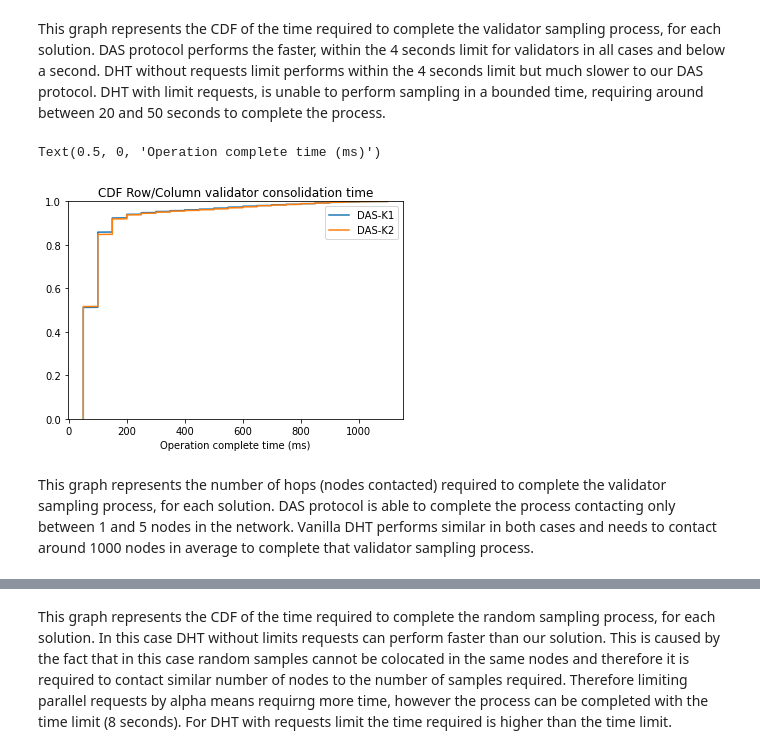
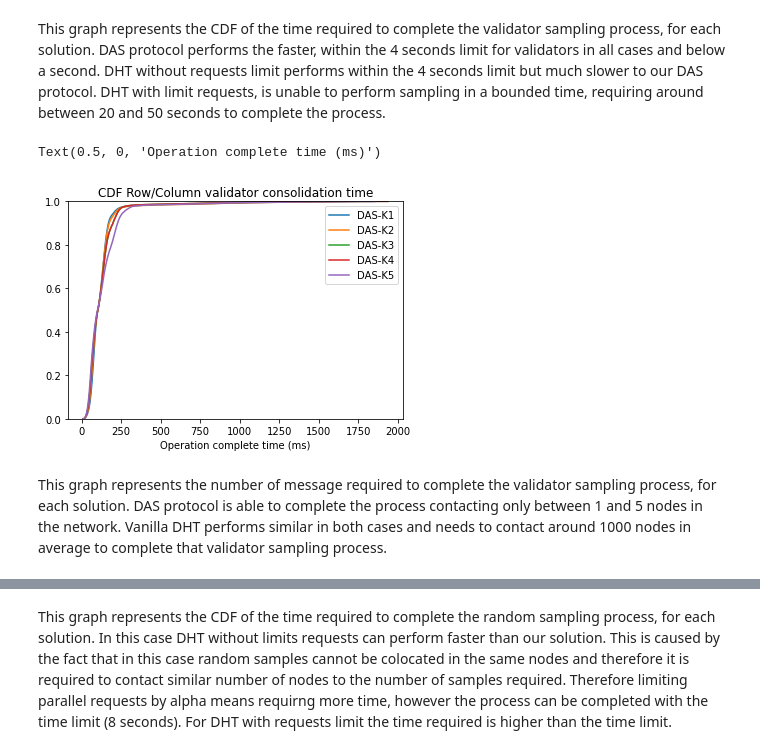
Before and after one commit to datahop/kademlia-simulator, a Jupyter notebook: simulator/python/analysis_vs_vanilladht.ipynb, the cells around one changed output, grey strips where cells are left out. Drawn from its saved outputs; the diff is of its cells as text; code cells hidden in the pictures.

```diff
--- a/simulator/python/analysis_vs_vanilladht.ipynb
+++ b/simulator/python/analysis_vs_vanilladht.ipynb
@@ -67,14 +67,31 @@ from matplotlib import pyplot as plt
 import numpy as np
 import pandas as pd
 
+
 ops_path = {
             'DAS-K1': '/home/countermatt/Nextcloud2/UCLouvain/Thesis/das_blockchain/kademlia-simulator/simulator/python/logsDaStrat1-K1/operation.csv',
-            'DAS-K2': '/home/countermatt/Nextcloud2/UCLouvain/Thesis/das_blockchain/kademlia-simulator/simulator/python/logsDaStrat1-K3/operation.csv'
+            'DAS-K2': '/home/countermatt/Nextcloud2/UCLouvain/Thesis/das_blockchain/kademlia-simulator/simulator/python/logsDaStrat1-K2/operation.csv',
+            'DAS-K3': '/home/countermatt/Nextcloud2/UCLouvain/Thesis/das_blockchain/kademlia-simulator/simulator/python/logsDaStrat1-K3/operation.csv',
+            'DAS-K4': '/home/countermatt/Nextcloud2/UCLouvain/Thesis/das_blockchain/kademlia-simulator/simulator/python/logsDaStrat1-K4/operation.csv',
+            'DAS-K5': '/home/countermatt/Nextcloud2/UCLouvain/Thesis/das_blockchain/kademlia-simulator/simulator/python/logsDaStrat1-K5/operation.csv'
            }
 msgs_path = {
              'DAS-K1': '/home/countermatt/Nextcloud2/UCLouvain/Thesis/das_blockchain/kademlia-simulator/simulator/python/logsDaStrat1-K1/messages.csv',
-             'DAS-K2': '/home/countermatt/Nextcloud2/UCLouvain/Thesis/das_blockchain/kademlia-simulator/simulator/python/logsDaStrat1-K3/messages.csv'
+             'DAS-K2': '/home/countermatt/Nextcloud2/UCLouvain/Thesis/das_blockchain/kademlia-simulator/simulator/python/logsDaStrat1-K2/messages.csv',
+             'DAS-K3': '/home/countermatt/Nextcloud2/UCLouvain/Thesis/das_blockchain/kademlia-simulator/simulator/python/logsDaStrat1-K3/messages.csv',
+             'DAS-K4': '/home/countermatt/Nextcloud2/UCLouvain/Thesis/das_blockchain/kademlia-simulator/simulator/python/logsDaStrat1-K4/messages.csv',
+             'DAS-K5': '/home/countermatt/Nextcloud2/UCLouvain/Thesis/das_blockchain/kademlia-simulator/simulator/python/logsDaStrat1-K5/messages.csv'
             }
+
+"""
+
+ops_path = {
+            'DAS-K1': '/home/countermatt/Nextcloud2/UCLouvain/Thesis/das_blockchain/kademlia-simulator/simulator/python/logsDaStrat1-K1/operation.csv'
+           }
+msgs_path = {
+             'DAS-K1': '/home/countermatt/Nextcloud2/UCLouvain/Thesis/das_blockchain/kademlia-simulator/simulator/python/logsDaStrat1-K1/messages.csv'
+            }
+"""
 #ops_path = {'DAS': '../logsTest/operation.csv',
 #            'Evil-0.1': '../logsEvil0.1/operation.csv',
 #            'Evil-0.2': '../logsEvil0.2/operation.csv',
@@ -191,29 +208,29 @@ DHT with limit requests, is unable to perform sampling in a bounded time, requir
 # %%
 fig3, ax3 = plt.subplots()
 
 
 for key in op_df:
 
     vsdf = op_df[key].loc[(op_df[key]['type'] == 'ValidatorSamplingOperation')]
 
     x = np.sort(vsdf['completion_time'])
     N = vsdf['completion_time'].count()
     # get the cdf values of y
     y = np.arange(N) / float(N)
 
-    ax3.plot(x, y,label=key)
+    ax3.plot(x/2, y,label=key)
 
 #ax3.set_xlim([0,4000])
 ax3.legend()
 ax3.set_ylim([0,1])
 
 ax3.set_title("CDF Row/Column validator consolidation time")
 ax3.set_xlabel("Operation complete time (ms)")
 # %% [output]
 Text(0.5, 0, 'Operation complete time (ms)')
-[figure, old version]
+[figure, new version]
 # %% [markdown]
-This graph represents the number of hops (nodes contacted) required to complete the validator sampling process, for each solution.
+This graph represents the number of message required to complete the validator sampling process, for each solution.
 DAS protocol is able to complete the process contacting only between 1 and 5 nodes in the network.
 Vanilla DHT performs similar in both cases and needs to contact around 1000 nodes in average to complete
 that validator sampling process.
```
Also changed, not shown: parts of 9 cells of this notebook, 20 other files.
